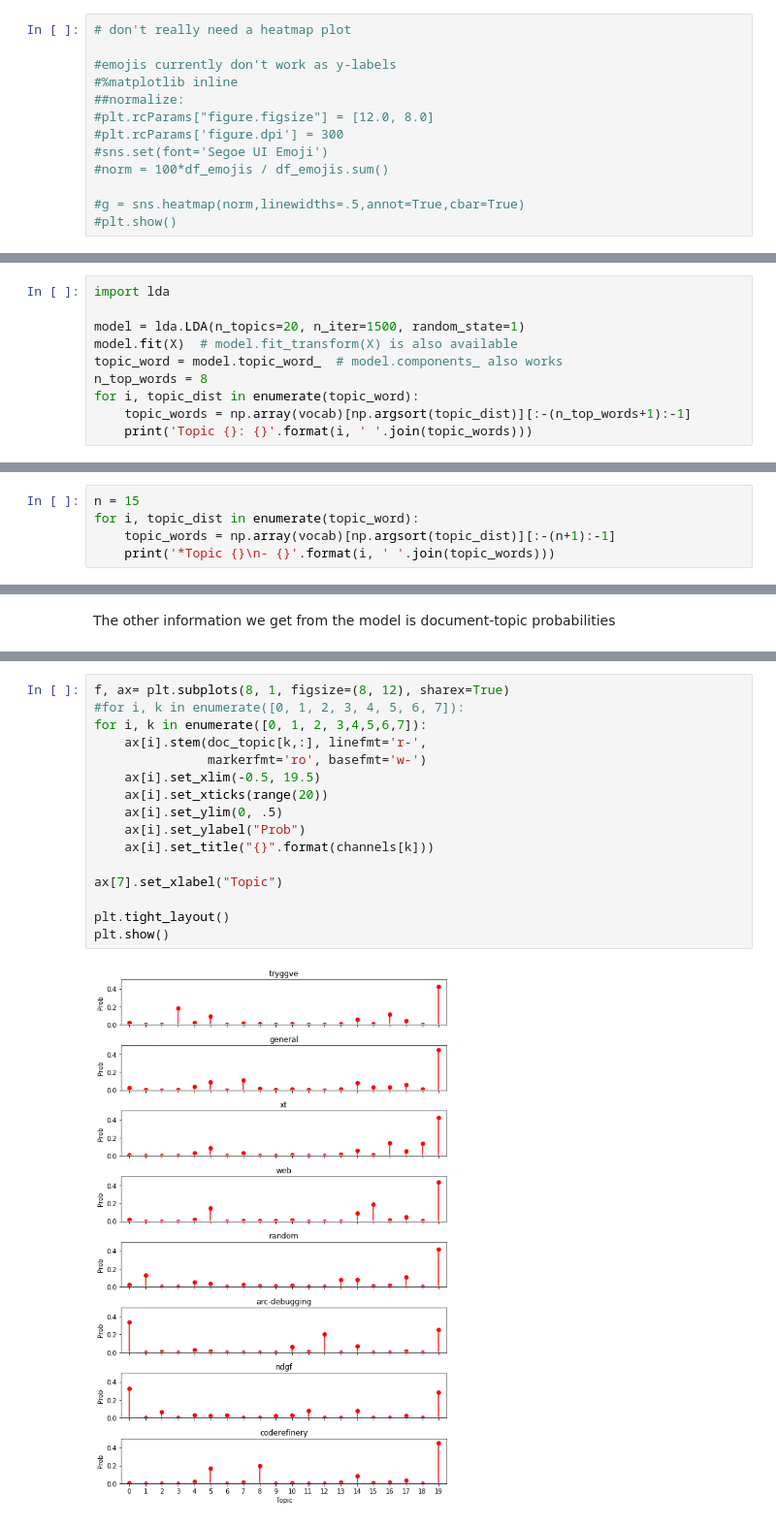
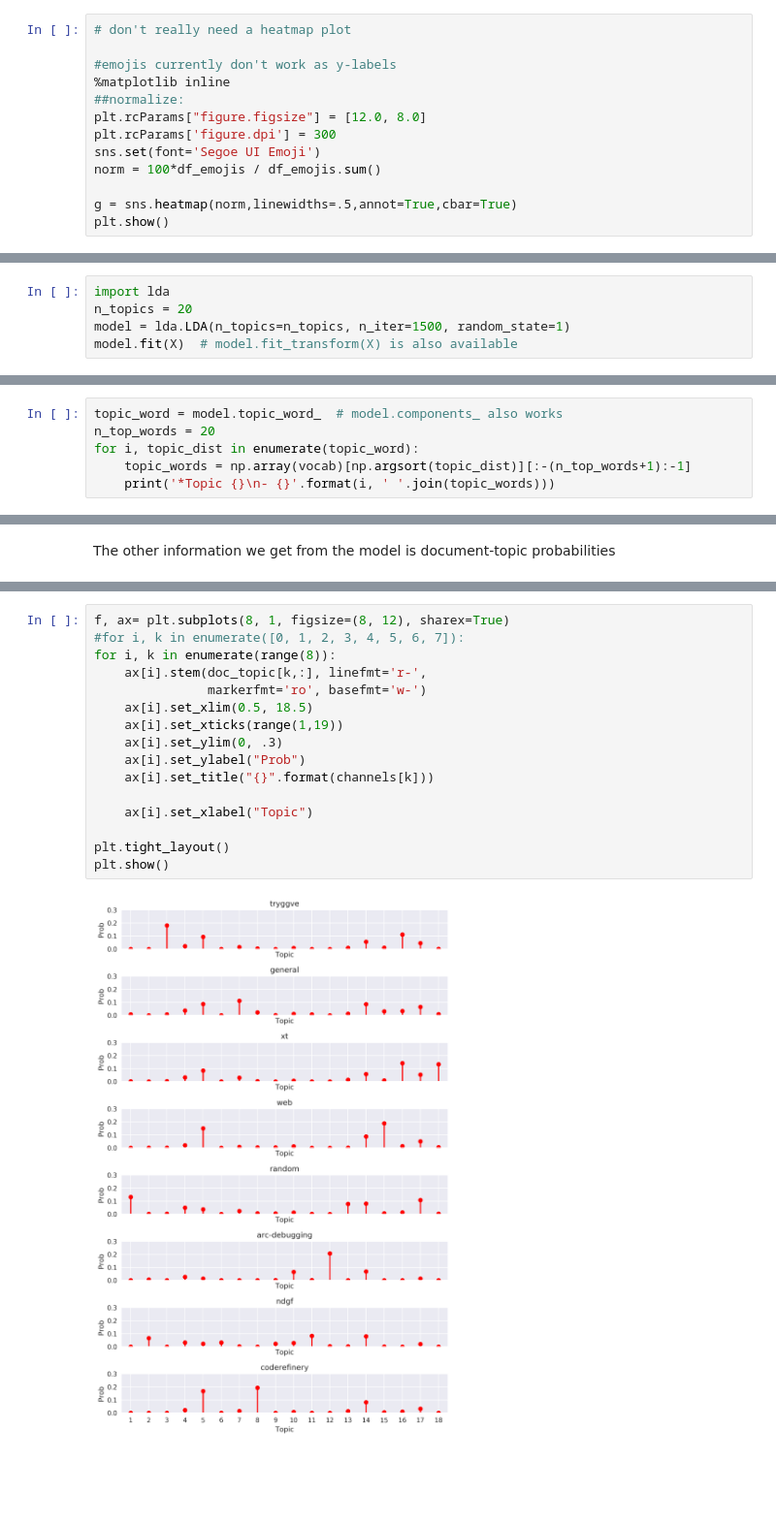
Before and after one commit to coderefinery/ahm18-nlp-slack, a Jupyter notebook: inspect-slacklogs.ipynb, the cells around one changed output, grey strips where cells are left out. Shown at 97% size. Cells and saved outputs as stored; diff of their text form; blank space fills up the shorter version.

```diff
--- a/inspect-slacklogs.ipynb
+++ b/inspect-slacklogs.ipynb
@@ -735,12 +733,12 @@ df_tmp.round(1)
 # don't really need a heatmap plot
 
 #emojis currently don't work as y-labels
-#%matplotlib inline
+%matplotlib inline
 ##normalize:
-#plt.rcParams["figure.figsize"] = [12.0, 8.0]
-#plt.rcParams['figure.dpi'] = 300
-#sns.set(font='Segoe UI Emoji')
-#norm = 100*df_emojis / df_emojis.sum()
+plt.rcParams["figure.figsize"] = [12.0, 8.0]
+plt.rcParams['figure.dpi'] = 300
+sns.set(font='Segoe UI Emoji')
+norm = 100*df_emojis / df_emojis.sum()
 
-#g = sns.heatmap(norm,linewidths=.5,annot=True,cbar=True)
-#plt.show()
+g = sns.heatmap(norm,linewidths=.5,annot=True,cbar=True)
+plt.show()
@@ -773,3 +775,8 @@ X = np.array(list(tdm.rows(cutoff=1))[1:])
 X.shape
 # %% [output]
 (8, 34221)
+# %%
+import lda
+n_topics = 20
+model = lda.LDA(n_topics=n_topics, n_iter=1500, random_state=1)
+model.fit(X)  # model.fit_transform(X) is also available
@@ -776,11 +824,7 @@ X.shape
 # %%
-import lda
-
-model = lda.LDA(n_topics=20, n_iter=1500, random_state=1)
-model.fit(X)  # model.fit_transform(X) is also available
 topic_word = model.topic_word_  # model.components_ also works
-n_top_words = 8
+n_top_words = 20
 for i, topic_dist in enumerate(topic_word):
     topic_words = np.array(vocab)[np.argsort(topic_dist)][:-(n_top_words+1):-1]
-    print('Topic {}: {}'.format(i, ' '.join(topic_words)))
+    print('*Topic {}\n- {}'.format(i, ' '.join(topic_words)))
 # %% [output]
@@ -838,5 +847,0 @@ topic: 4 sum: 1.0
-# %%
-n = 15
-for i, topic_dist in enumerate(topic_word):
-    topic_words = np.array(vocab)[np.argsort(topic_dist)][:-(n+1):-1]
-    print('*Topic {}\n- {}'.format(i, ' '.join(topic_words)))
@@ -885,18 +876,18 @@ coderefinery...
 # %%
 f, ax= plt.subplots(8, 1, figsize=(8, 12), sharex=True)
 #for i, k in enumerate([0, 1, 2, 3, 4, 5, 6, 7]):
-for i, k in enumerate([0, 1, 2, 3,4,5,6,7]):
+for i, k in enumerate(range(8)):
     ax[i].stem(doc_topic[k,:], linefmt='r-',
                markerfmt='ro', basefmt='w-')
-    ax[i].set_xlim(-0.5, 19.5)
-    ax[i].set_xticks(range(20))
-    ax[i].set_ylim(0, .5)
+    ax[i].set_xlim(0.5, 18.5)
+    ax[i].set_xticks(range(1,19))
+    ax[i].set_ylim(0, .3)
     ax[i].set_ylabel("Prob")
     ax[i].set_title("{}".format(channels[k]))
 
-ax[7].set_xlabel("Topic")
+    ax[i].set_xlabel("Topic")
 
 plt.tight_layout()
 plt.show()
 # %% [output]
-[figure, old version]
+[figure, new version]
```
Also changed, not shown: parts of 49 cells of this notebook.
